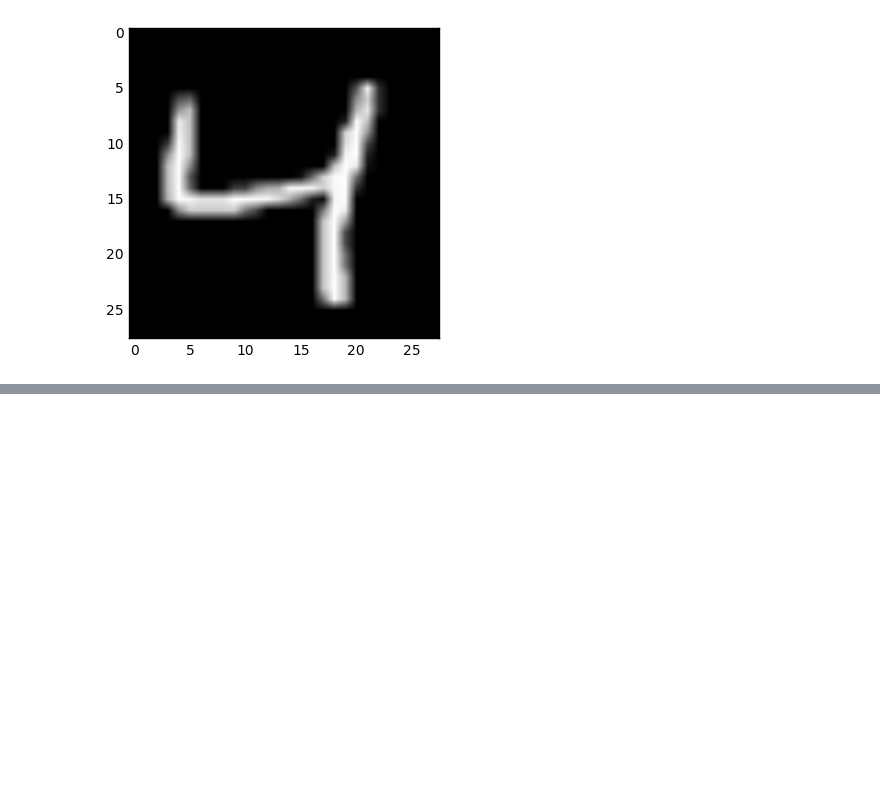
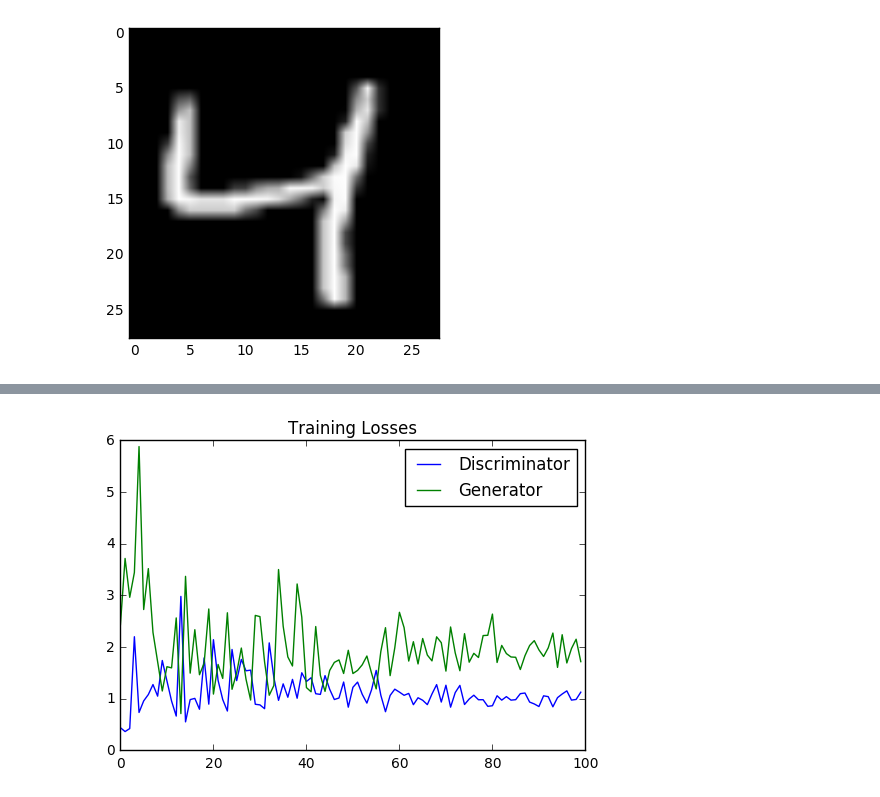
Before and after one commit to afcarl/deep-learning-practice, a Jupyter notebook: gan/simple_gan.ipynb, the cells around one changed output, grey strips where cells are left out. Drawn from its saved outputs; the diff is of its cells as text; code cells hidden in the pictures; blank space fills up the shorter version.

```diff
--- a/gan/simple_gan.ipynb
+++ b/gan/simple_gan.ipynb
@@ -103,6 +111,10 @@ gen_opt = tf.train.AdamOptimizer(0.002).minimize(gen_loss, var_list=gen_vars)
 # training
 batch_size = 200
 epochs = 100
+samples = []
+losses = []
+# only save generator variables
+saver = tf.train.Saver(var_list=gen_vars)
 
 with tf.Session() as sess:
     sess.run(tf.global_variables_initializer())
@@ -129,4 +141,18 @@ with tf.Session() as sess:
         print("Epoch {}/{}...".format(e+1, epochs),
               "Discriminator Loss: {:.4f}...".format(train_loss_d),
               "Generator Loss: {:.4f}".format(train_loss_g))
+
+        losses.append((train_loss_d, train_loss_g))
+
+        # sample from generator as we're training for viewing afterwards
+        sample_z = np.random.uniform(-1, 1, size=(16, z_size))
+        gen_samples = sess.run(
+                        generator_model(z, reuse=True),
+                        feed_dict={z: sample_z})
+        samples.append(gen_samples)
+        saver.save(sess, './checkpoints/generator.ckpt')
+
+# save training generator samples
+with open('train_samples.pkl', 'wb') as f:
+    pkl.dump(samples, f)
 # %% [output]
@@ -139,0 +176,10 @@ KeyboardInterrupt:
+# %%
+fig, ax = plt.subplots()
+losses = np.array(losses)
+plt.plot(losses.T[0], label='Discriminator')
+plt.plot(losses.T[1], label='Generator')
+plt.title("Training Losses")
+plt.legend()
+plt.show()
+# %% [output]
+[figure, added]
```
Also changed, not shown: parts of 8 cells of this notebook.
